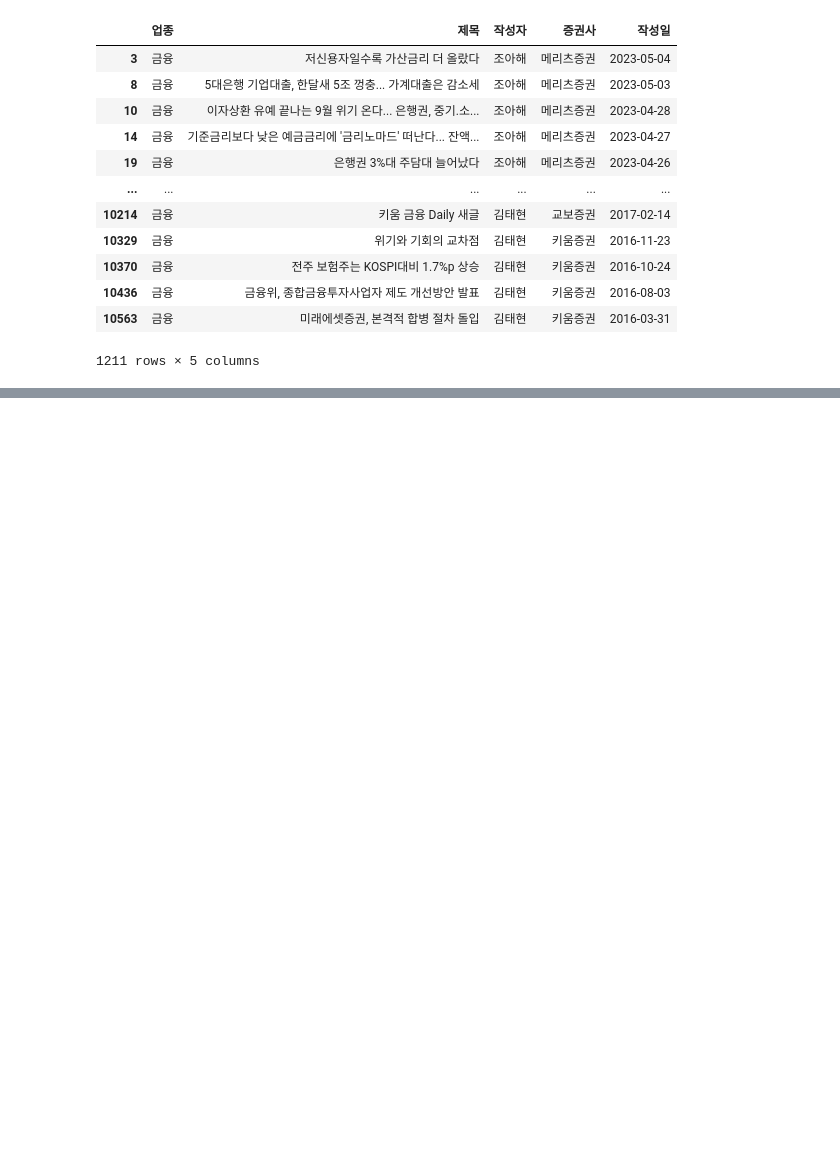
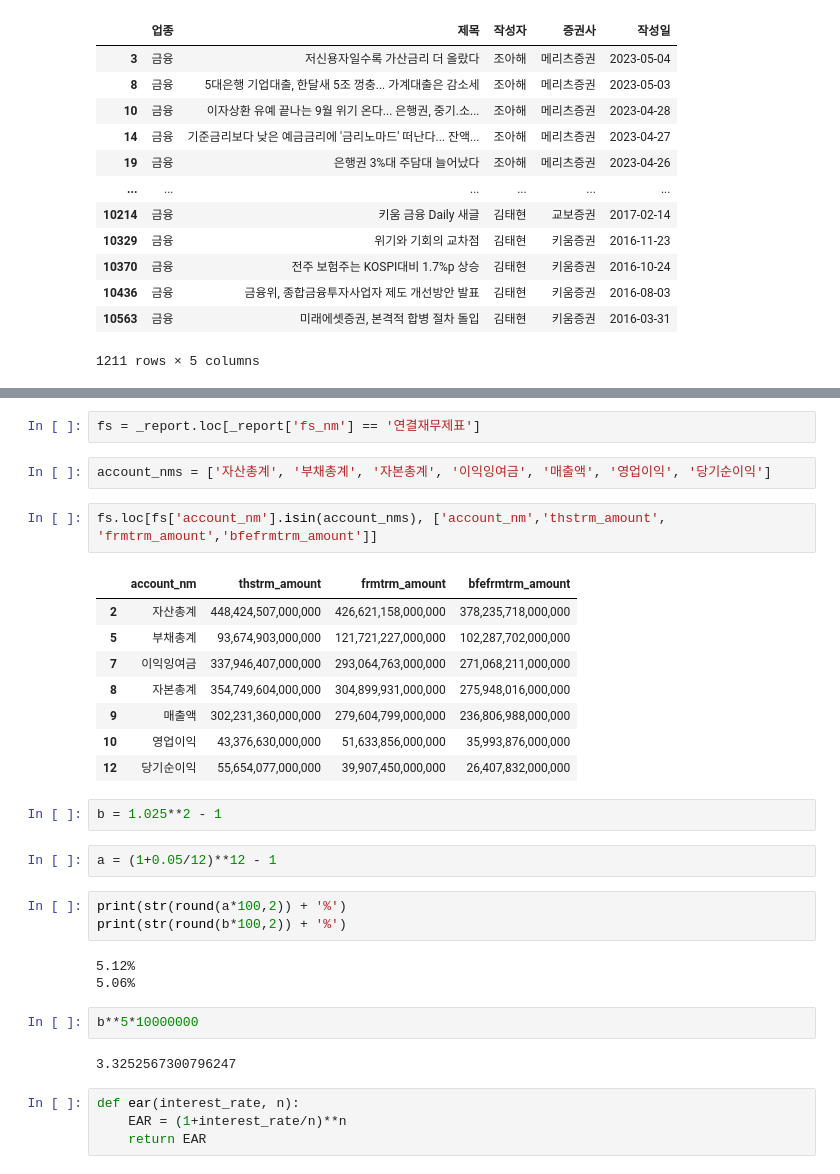
Before and after one commit to horang222/Quant, a Jupyter notebook: test.ipynb, the cells around one changed output, grey strips where cells are left out. Cells and saved outputs as stored; diff of their text form; blank space fills up the shorter version.

```diff
--- a/test.ipynb
+++ b/test.ipynb
@@ -729,0 +779,33 @@ df.loc[df['업종'] == '금융']
+# %%
+fs = _report.loc[_report['fs_nm'] == '연결재무제표']
+# %%
+account_nms = ['자산총계', '부채총계', '자본총계', '이익잉여금', '매출액', '영업이익', '당기순이익']
+# %%
+fs.loc[fs['account_nm'].isin(account_nms), ['account_nm','thstrm_amount', 'frmtrm_amount','bfefrmtrm_amount']]
+# %% [output]
+|  | account_nm | thstrm_amount | frmtrm_amount | bfefrmtrm_amount |
+| 2 | 자산총계 | 448,424,507,000,000 | 426,621,158,000,000 | 378,235,718,000,000 |
+| 5 | 부채총계 | 93,674,903,000,000 | 121,721,227,000,000 | 102,287,702,000,000 |
+| 7 | 이익잉여금 | 337,946,407,000,000 | 293,064,763,000,000 | 271,068,211,000,000 |
+| 8 | 자본총계 | 354,749,604,000,000 | 304,899,931,000,000 | 275,948,016,000,000 |
+| 9 | 매출액 | 302,231,360,000,000 | 279,604,799,000,000 | 236,806,988,000,000 |
+| 10 | 영업이익 | 43,376,630,000,000 | 51,633,856,000,000 | 35,993,876,000,000 |
+| 12 | 당기순이익 | 55,654,077,000,000 | 39,907,450,000,000 | 26,407,832,000,000 |
+# %%
+b = 1.025**2 - 1
+# %%
+a = (1+0.05/12)**12 - 1
+# %%
+print(str(round(a*100,2)) + '%')
+print(str(round(b*100,2)) + '%')
+# %% [output]
+5.12%
+5.06%
+# %%
+b**5*10000000
+# %% [output]
+3.3252567300796247
+# %%
+def ear(interest_rate, n):
+    EAR = (1+interest_rate/n)**n
+    return EAR
```
Also changed, not shown: parts of 10 cells of this notebook, 7 other files.
